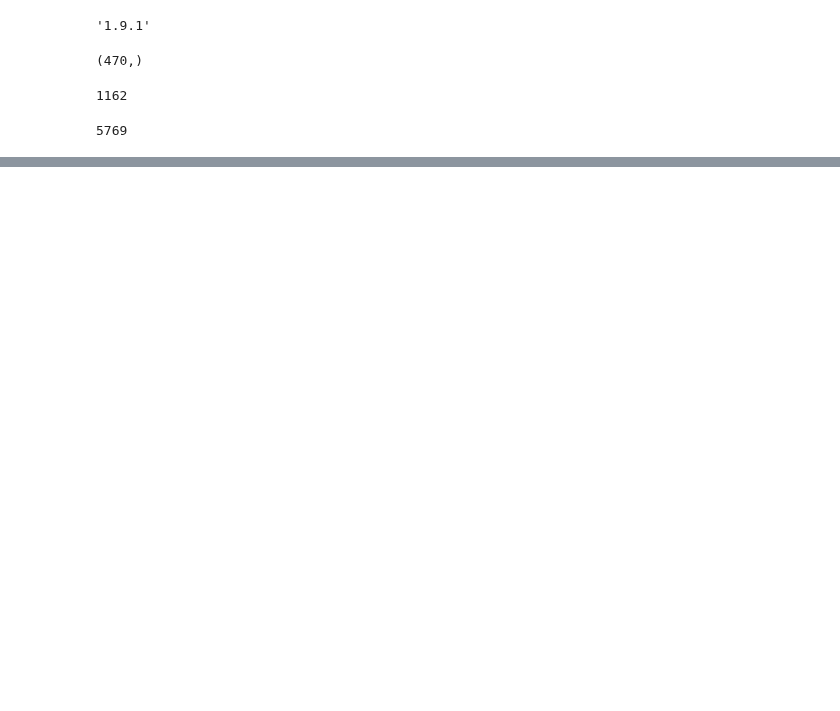
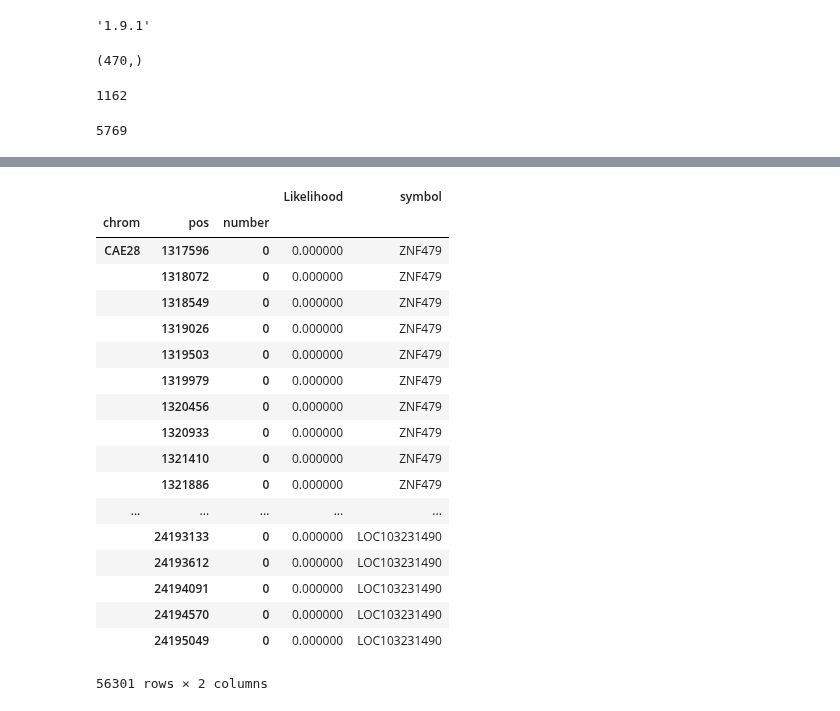
Before and after one commit to peterdfields/hs_vervet, a Jupyter notebook: notebooks/dev_test_enrichment.ipynb, the cells around one changed output, grey strips where cells are left out. Drawn from its saved outputs; the diff is of its cells as text; code cells hidden in the pictures; blank space fills up the shorter version.

```diff
--- a/notebooks/dev_test_enrichment.ipynb
+++ b/notebooks/dev_test_enrichment.ipynb
@@ -1380,0 +1591,22 @@ te.peaks_per_feature.xs('CAE16',level=1).index.droplevel(1).unique().shape
+# %%
+r
+# %% [output]
+|  |  |  | Likelihood | symbol |
+| chrom | pos | number |  |  |
+| CAE28 | 1317596 | 0 | 0.000000 | ZNF479 |
+|  | 1318072 | 0 | 0.000000 | ZNF479 |
+|  | 1318549 | 0 | 0.000000 | ZNF479 |
+|  | 1319026 | 0 | 0.000000 | ZNF479 |
+|  | 1319503 | 0 | 0.000000 | ZNF479 |
+|  | 1319979 | 0 | 0.000000 | ZNF479 |
+|  | 1320456 | 0 | 0.000000 | ZNF479 |
+|  | 1320933 | 0 | 0.000000 | ZNF479 |
+|  | 1321410 | 0 | 0.000000 | ZNF479 |
+|  | 1321886 | 0 | 0.000000 | ZNF479 |
+| ... | ... | ... | ... | ... |
+|  | 24193133 | 0 | 0.000000 | LOC103231490 |
+|  | 24193612 | 0 | 0.000000 | LOC103231490 |
+|  | 24194091 | 0 | 0.000000 | LOC103231490 |
+|  | 24194570 | 0 | 0.000000 | LOC103231490 |
+|  | 24195049 | 0 | 0.000000 | LOC103231490 |
+56301 rows × 2 columns
```
Also changed, not shown: parts of 60 cells of this notebook, 2 other files.
